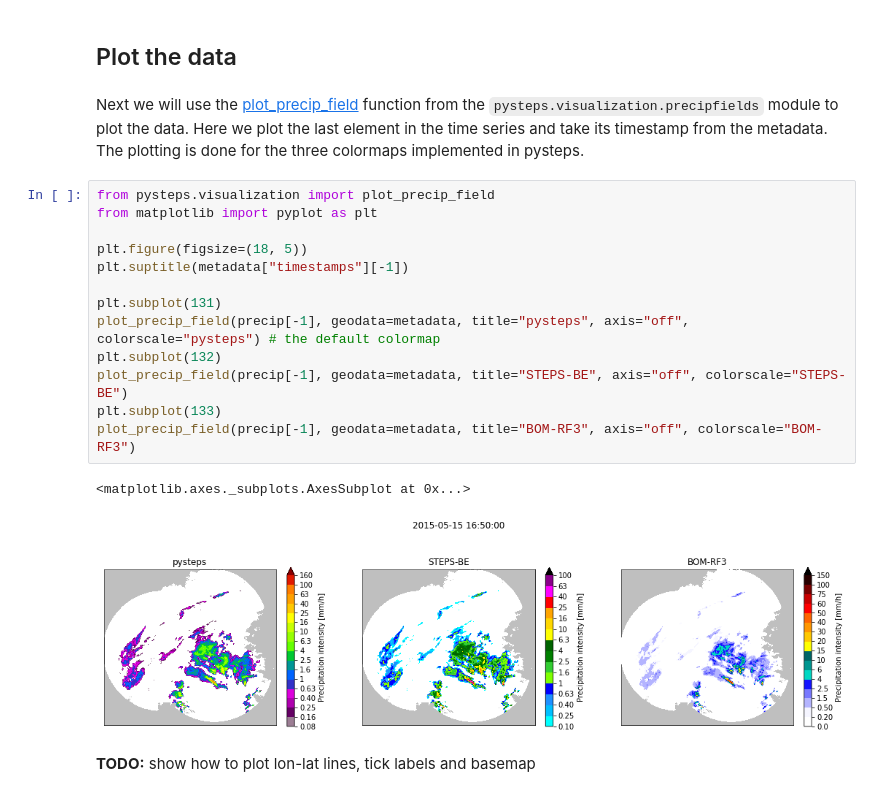
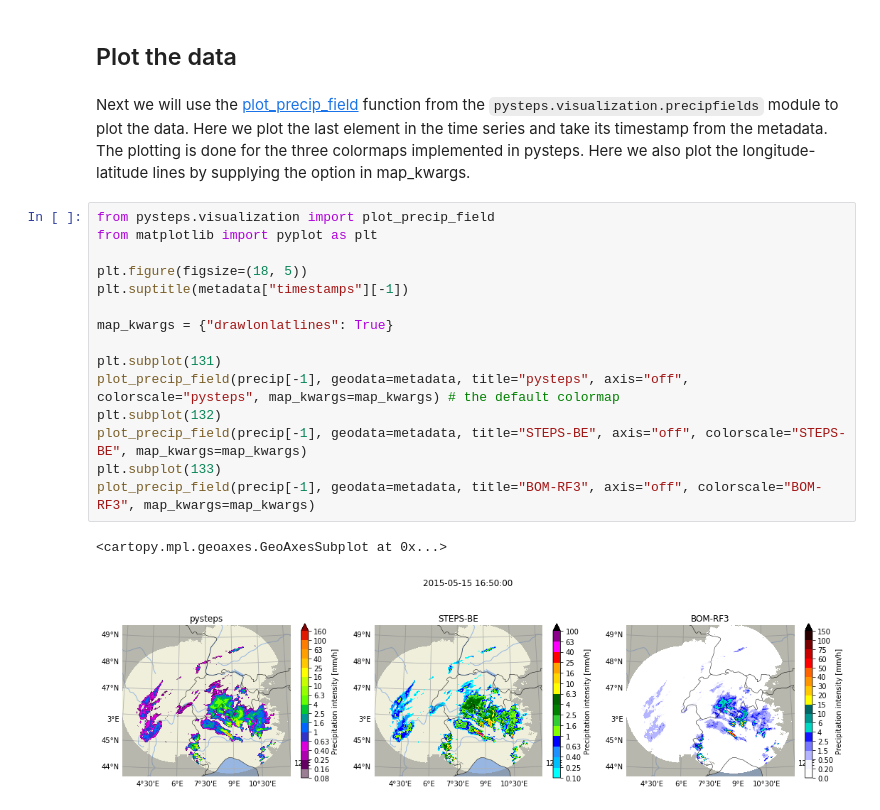
Before and after one commit to pySTEPS/ERAD-nowcasting-course-2022, a Jupyter notebook: hands-on-session-users/notebooks/block_02_input_data.ipynb, the cells around one changed output. Cells and saved outputs as stored; diff of their text form.

```diff
--- a/hands-on-session-users/notebooks/block_02_input_data.ipynb
+++ b/hands-on-session-users/notebooks/block_02_input_data.ipynb
@@ -89,22 +89,22 @@ This should have printed the following key-value pairs:
 # %% [markdown]
 ## Plot the data
 # %% [markdown]
-Next we will use the [plot_precip_field](https://pysteps.readthedocs.io/en/stable/generated/pysteps.visualization.precipfields.plot_precip_field.html#pysteps.visualization.precipfields.plot_precip_field) function from the `pysteps.visualization.precipfields` module to plot the data. Here we plot the last element in the time series and take its timestamp from the metadata. The plotting is done for the three colormaps implemented in pysteps.
+Next we will use the [plot_precip_field](https://pysteps.readthedocs.io/en/stable/generated/pysteps.visualization.precipfields.plot_precip_field.html#pysteps.visualization.precipfields.plot_precip_field) function from the `pysteps.visualization.precipfields` module to plot the data. Here we plot the last element in the time series and take its timestamp from the metadata. The plotting is done for the three colormaps implemented in pysteps. Here we also plot the longitude-latitude lines by supplying the option in map_kwargs.
 # %%
 from pysteps.visualization import plot_precip_field
 from matplotlib import pyplot as plt
 
 plt.figure(figsize=(18, 5))
 plt.suptitle(metadata["timestamps"][-1])
 
+map_kwargs = {"drawlonlatlines": True}
+
 plt.subplot(131)
-plot_precip_field(precip[-1], geodata=metadata, title="pysteps", axis="off", colorscale="pysteps") # the default colormap
+plot_precip_field(precip[-1], geodata=metadata, title="pysteps", axis="off", colorscale="pysteps", map_kwargs=map_kwargs) # the default colormap
 plt.subplot(132)
-plot_precip_field(precip[-1], geodata=metadata, title="STEPS-BE", axis="off", colorscale="STEPS-BE")
+plot_precip_field(precip[-1], geodata=metadata, title="STEPS-BE", axis="off", colorscale="STEPS-BE", map_kwargs=map_kwargs)
 plt.subplot(133)
-plot_precip_field(precip[-1], geodata=metadata, title="BOM-RF3", axis="off", colorscale="BOM-RF3")
+plot_precip_field(precip[-1], geodata=metadata, title="BOM-RF3", axis="off", colorscale="BOM-RF3", map_kwargs=map_kwargs)
 # %% [output]
-<matplotlib.axes._subplots.AxesSubplot at 0x...>
+<cartopy.mpl.geoaxes.GeoAxesSubplot at 0x...>
-[figure, old version]
+[figure, new version]
-# %% [markdown]
-**TODO:** show how to plot lon-lat lines, tick labels and basemap
```
Also changed, not shown: parts of 6 cells of this notebook.
